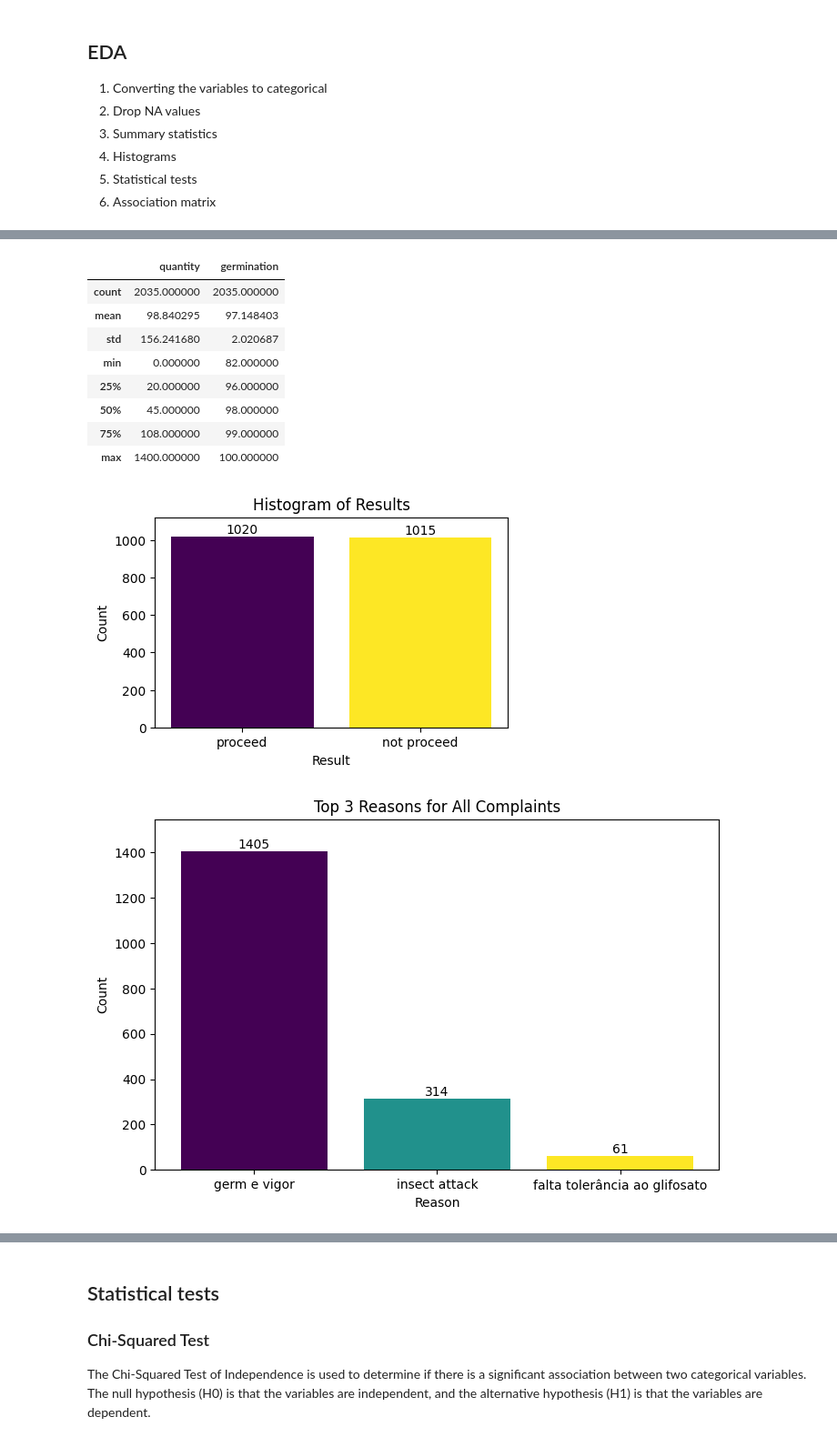
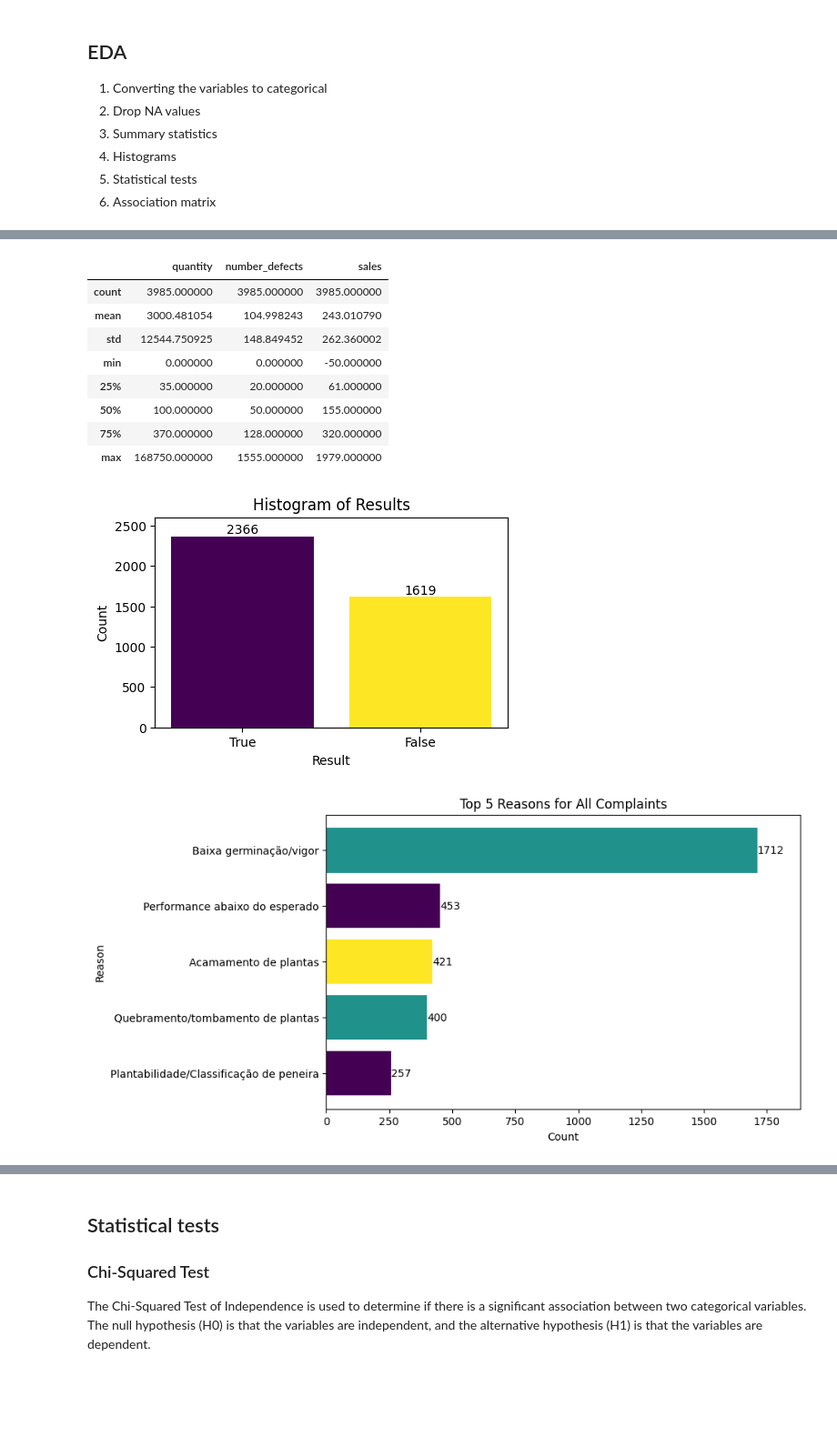
Before and after one commit to josehenriqueroveda/qc-classifier, a Jupyter notebook: qc_classifier/qc_ml.ipynb, the cells around one changed output, grey strips where cells are left out. Shown at 91% size. Cells and saved outputs as stored; diff of their text form; code cells hidden in the pictures; blank space fills up the shorter version.

```diff
--- a/qc_classifier/qc_ml.ipynb
+++ b/qc_classifier/qc_ml.ipynb
@@ -35,4 +29,5 @@ colors = {'PURPLE':'\033[95m', 'CYAN':'\033[96m', 'DARKCYAN':'\033[36m', 'BLUE':
 5. Statistical tests
 6. Association matrix
 # %%
-df = pd.read_csv('db/dataset-qc.csv', sep=';', usecols=constants.COLUMNS)
+df = pd.read_csv('db/dataset_encoded.csv', sep=',')
+df.head()
@@ -48,7 +41,9 @@ df.head()
 # %%
 for cat_col in constants.CATEGORICAL_COLUMNS:
-    df[cat_col] = df[cat_col].astype('category')
-df['result'] = df['result'].astype('category')
+    df[cat_col] = df[cat_col].astype("category")
+
+for num_col in constants.NUMERIC_COLUMNS:
+    df[num_col] = df[num_col].astype("int32")
 # %%
 df.info()
 # %% [output]
@@ -74,15 +68,15 @@ memory usage: 175.6 KB
 df.dropna(inplace=True)
 df.describe()
 # %% [output]
-|  | quantity | germination |
-| count | 2035.000000 | 2035.000000 |
-| mean | 98.840295 | 97.148403 |
-| std | 156.241680 | 2.020687 |
-| min | 0.000000 | 82.000000 |
-| 25% | 20.000000 | 96.000000 |
-| 50% | 45.000000 | 98.000000 |
-| 75% | 108.000000 | 99.000000 |
-| max | 1400.000000 | 100.000000 |
+|  | quantity | number_defects | sales |
+| count | 3985.000000 | 3985.000000 | 3985.000000 |
+| mean | 3000.481054 | 104.998243 | 243.010790 |
+| std | 12544.750925 | 148.849452 | 262.360002 |
+| min | 0.000000 | 0.000000 | -50.000000 |
+| 25% | 35.000000 | 20.000000 | 61.000000 |
+| 50% | 100.000000 | 50.000000 | 155.000000 |
+| 75% | 370.000000 | 128.000000 | 320.000000 |
+| max | 168750.000000 | 1555.000000 | 1979.000000 |
 # %%
 counts = df["result"].value_counts()
 
@@ -104,7 +98,7 @@ fig1.show()
 plt.figure(figsize=(5, 3))
 colors = cmap(np.linspace(0, 1, len(counts)))
 
-bars = plt.bar(counts.index, counts.values, color=colors)
+bars = plt.bar(counts.index.astype(str), counts.values, color=colors)
 
 plt.xlabel("Result")
 plt.ylabel("Count")
@@ -116,7 +110,7 @@ for bar in bars:
 plt.ylim(0, max(counts.values) * 1.1)
 plt.show()
 # %% [output]
-[figure, old version]
+[figure, new version]
 # %%
 counts = df["reason"].value_counts()
 
@@ -136,19 +130,24 @@ fig2.update_layout(bargap=0.5, width=600, height=400, coloraxis_showscale=False)
 fig2.show()
 # %%
+counts = counts.sort_values(ascending=True).tail(5)
+
 plt.figure(figsize=(8, 5))
 colors = cmap(np.linspace(0, 1, 3))
-bars = plt.bar(counts.index[:3], counts.values[:3], color=colors)
-plt.xlabel('Reason')
-plt.ylabel('Count')
-plt.title('Top 3 Reasons for All Complaints')
+
+bars = plt.barh(counts.index, counts.values, color=colors)
+
+plt.ylabel('Reason')
+plt.xlabel('Count')
+plt.title('Top 5 Reasons for All Complaints')
+
+
 for bar in bars:
-    yval = bar.get_height()
-    plt.text(bar.get_x() + bar.get_width()/2, yval + 0.05, yval, ha='center', va='bottom')
+    plt.text(bar.get_width() + 0.05, bar.get_y() + bar.get_height()/2, int(bar.get_width()), va='center')
 
-plt.ylim(0, max(counts.values[:3]) * 1.1)
+plt.xlim(0, max(counts.values) * 1.1)
 
 plt.show()
 # %% [output]
-[figure, old version]
+[figure, new version]
 # %%
 bar1 = go.Bar(
```
Also changed, not shown: parts of 13 cells of this notebook, 3 other files.
